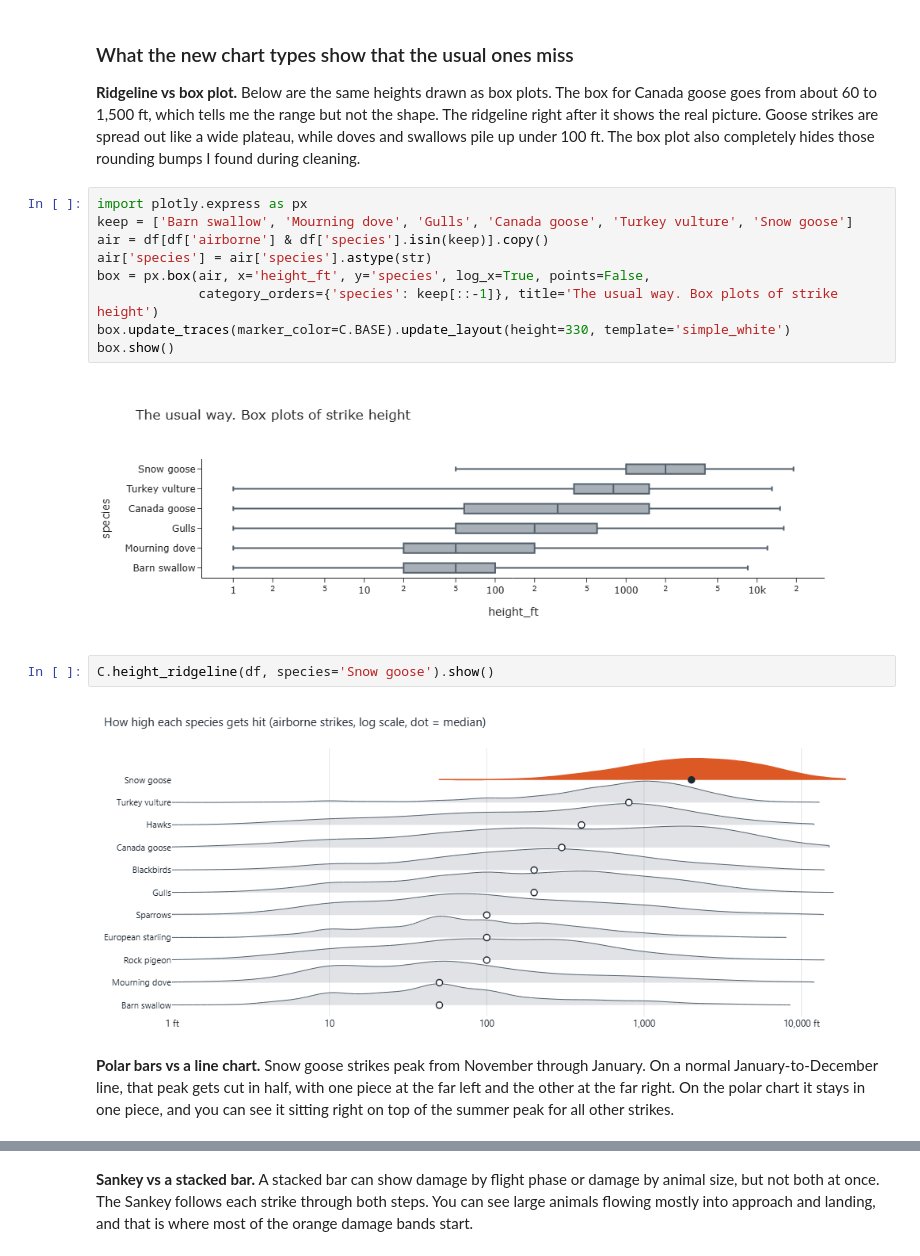
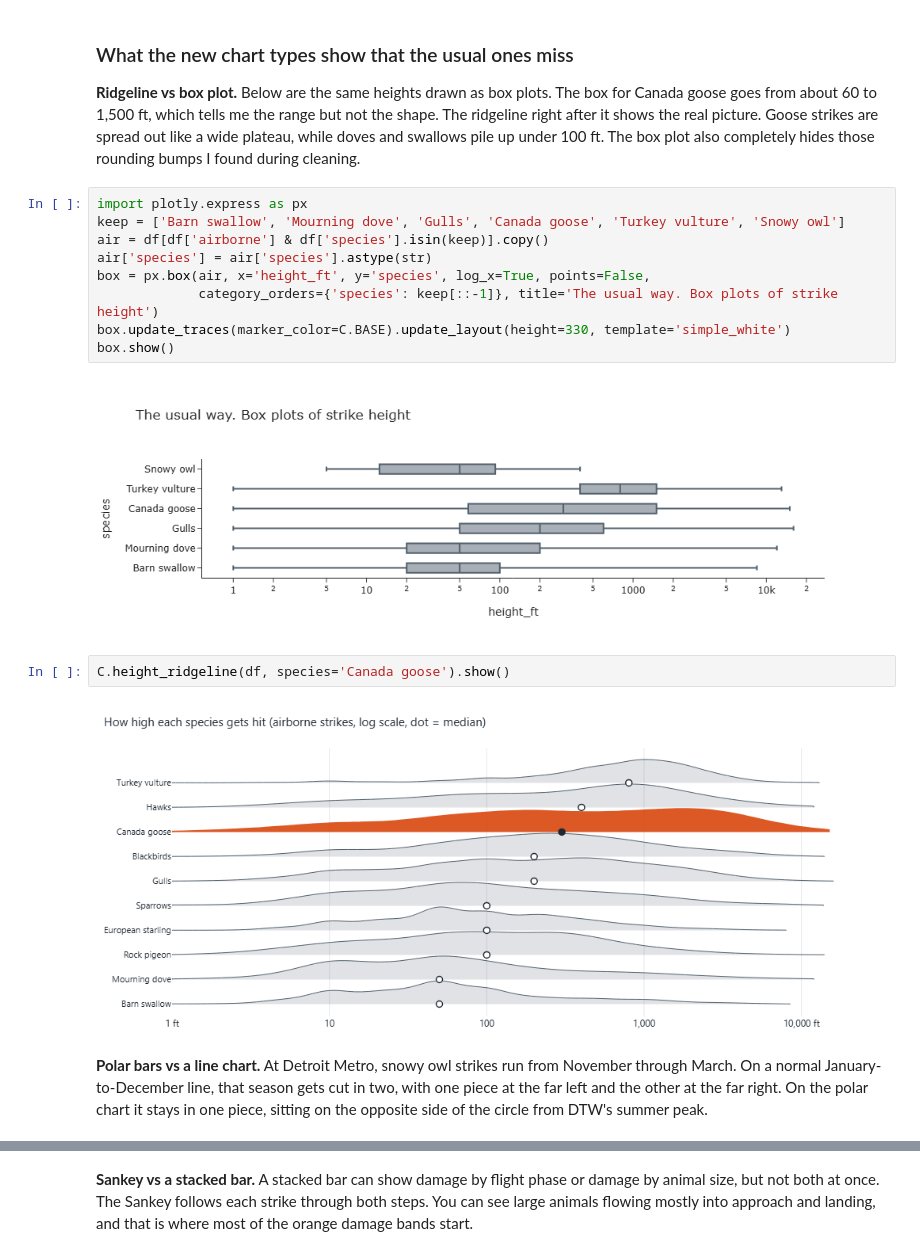
Before and after one commit to sjain44/wildlife-strikes-dashboard, a Jupyter notebook: wildlife_strikes_dashboard.ipynb, the cells around one changed output, grey strips where cells are left out. Cells and saved outputs as stored; diff of their text form.

```diff
--- a/wildlife_strikes_dashboard.ipynb
+++ b/wildlife_strikes_dashboard.ipynb
@@ -250,7 +252,7 @@ pio.renderers["png"].width = 1000
 **Ridgeline vs box plot.** Below are the same heights drawn as box plots. The box for Canada goose goes from about 60 to 1,500 ft, which tells me the range but not the shape. The ridgeline right after it shows the real picture. Goose strikes are spread out like a wide plateau, while doves and swallows pile up under 100 ft. The box plot also completely hides those rounding bumps I found during cleaning.
 # %%
 import plotly.express as px
-keep = ['Barn swallow', 'Mourning dove', 'Gulls', 'Canada goose', 'Turkey vulture', 'Snow goose']
+keep = ['Barn swallow', 'Mourning dove', 'Gulls', 'Canada goose', 'Turkey vulture', 'Snowy owl']
 air = df[df['airborne'] & df['species'].isin(keep)].copy()
 air['species'] = air['species'].astype(str)
 box = px.box(air, x='height_ft', y='species', log_x=True, points=False,
@@ -258,10 +260,10 @@ box = px.box(air, x='height_ft', y='species', log_x=True, points=False,
 box.update_traces(marker_color=C.BASE).update_layout(height=330, template='simple_white')
 box.show()
 # %% [output]
-[figure, old version]
+[figure, new version]
 # %%
-C.height_ridgeline(df, species='Snow goose').show()
+C.height_ridgeline(df, species='Canada goose').show()
 # %% [output]
-[figure, old version]
+[figure, new version]
 # %% [markdown]
-**Polar bars vs a line chart.** Snow goose strikes peak from November through January. On a normal January-to-December line, that peak gets cut in half, with one piece at the far left and the other at the far right. On the polar chart it stays in one piece, and you can see it sitting right on top of the summer peak for all other strikes.
+**Polar bars vs a line chart.** At Detroit Metro, snowy owl strikes run from November through March. On a normal January-to-December line, that season gets cut in two, with one piece at the far left and the other at the far right. On the polar chart it stays in one piece, sitting on the opposite side of the circle from DTW's summer peak.
```
Also changed, not shown: parts of 15 cells of this notebook, 17 other files.
